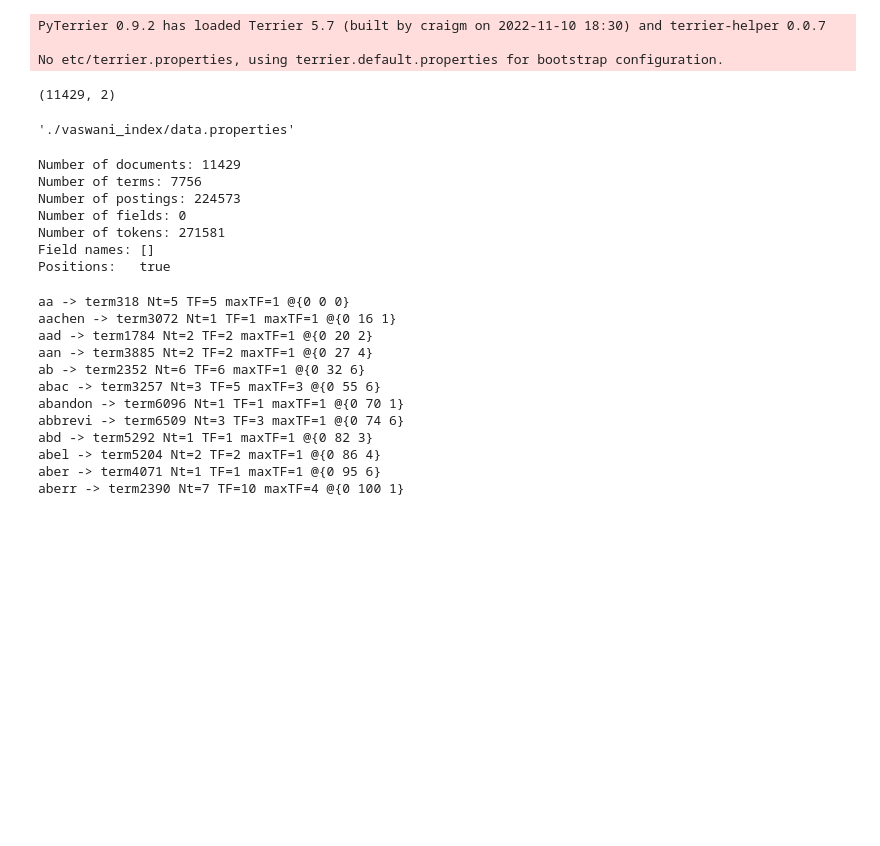
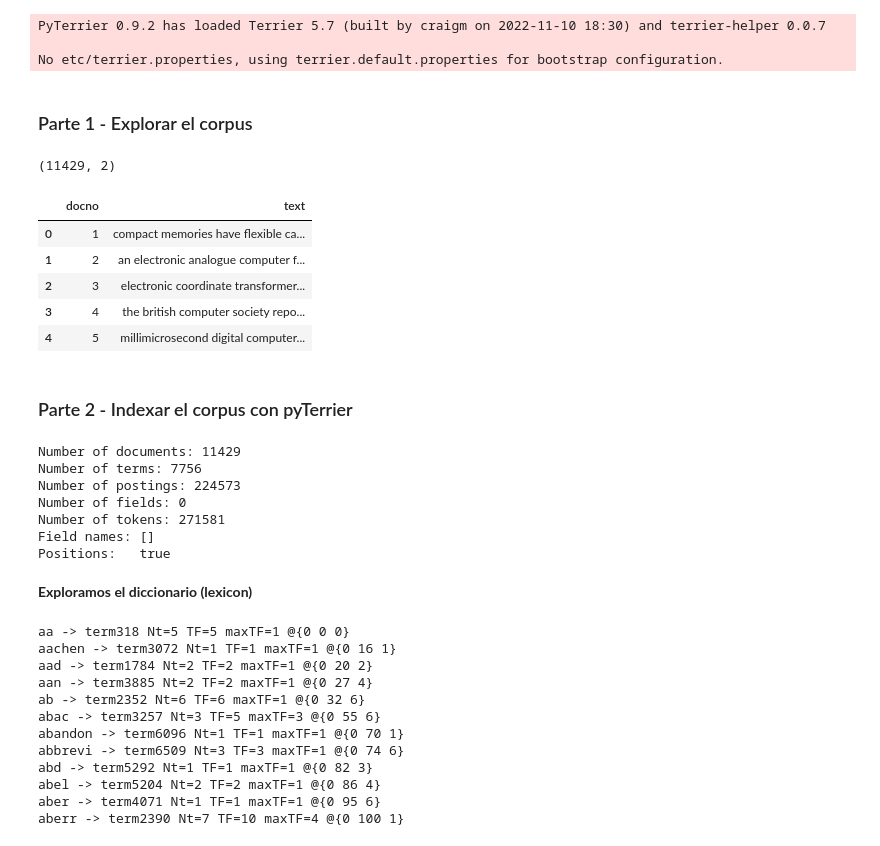
Before and after one commit to tolosoft/CACIC2023_AIREDM, a Jupyter notebook: src/01-Indexing&Retrieval.ipynb, the cells around one changed output. Saved outputs shown, nothing was run; the diff lists cells and outputs as text; code cells hidden in the pictures; blank space fills up the shorter version.

```diff
--- a/src/01-Indexing&Retrieval.ipynb
+++ b/src/01-Indexing&Retrieval.ipynb
@@ -21,3 +17,5 @@ No etc/terrier.properties, using terrier.default.properties for bootstrap config
 dataset_name = "vaswani"
 dataset = pt.datasets.get_dataset(dataset_name)
+# %% [markdown]
+### Parte 1 - Explorar el corpus
 # %%
@@ -38 +32,12 @@ df.shape
+# %%
+df.head()
+# %% [output]
+|  | docno | text |
+| 0 | 1 | compact memories have flexible ca... |
+| 1 | 2 | an electronic analogue computer f... |
+| 2 | 3 | electronic coordinate transformer... |
+| 3 | 4 | the british computer society repo... |
+| 4 | 5 | millimicrosecond digital computer... |
+# %% [markdown]
+### Parte 2 - Indexar el corpus con pyTerrier
 # %%
@@ -42,5 +53 @@ indexref = indexer.index(dataset.get_corpus())
-# %%
-indexref.toString()
-# %% [output]
-'./vaswani_index/data.properties'
 # %%
@@ -55,4 +61,6 @@ Number of fields: 0
 Number of tokens: 271581
 Field names: []
 Positions:   true
+# %% [markdown]
+**Exploramos el diccionario (lexicon)**
 # %%
```
Also changed, not shown: parts of 26 cells of this notebook.
